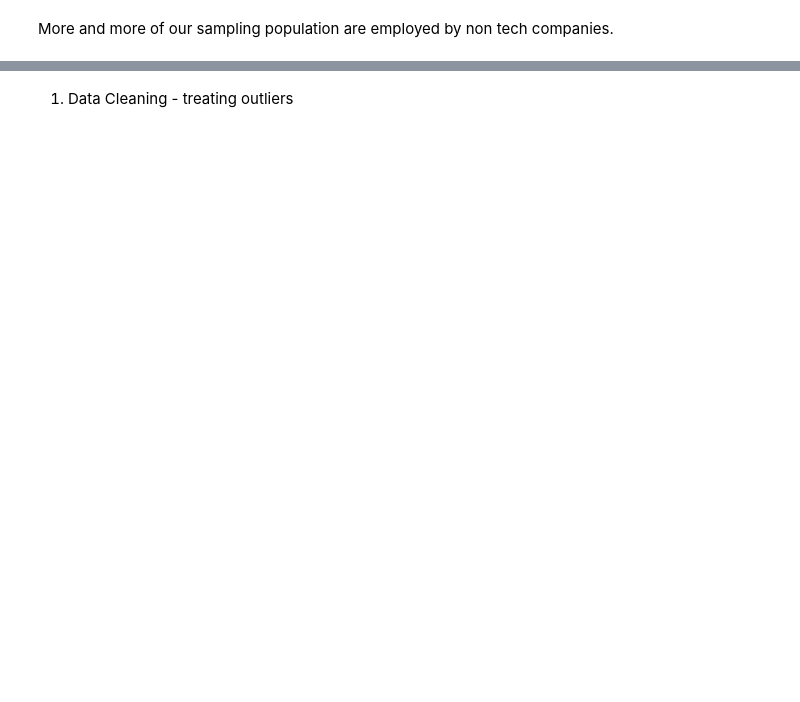
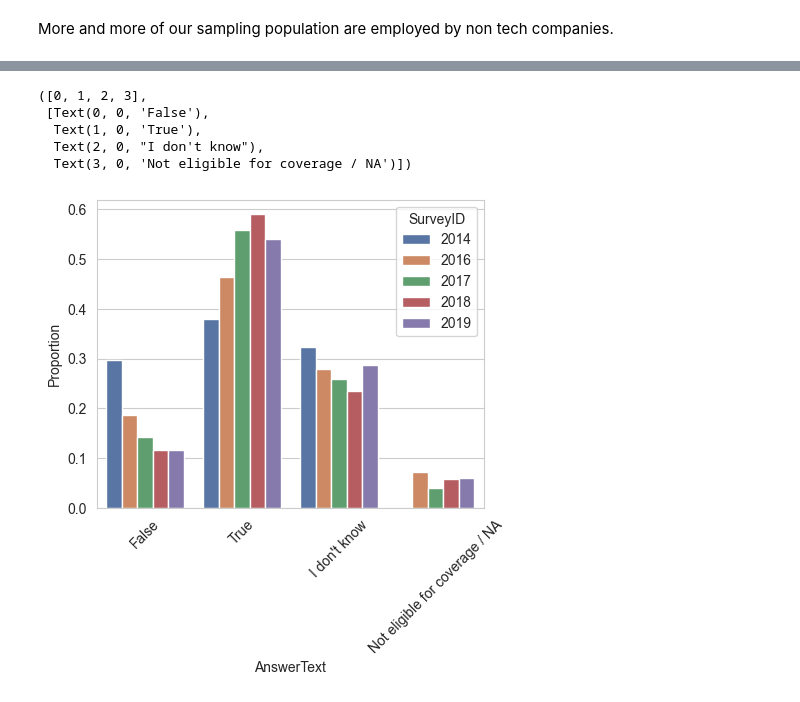
Before and after one commit to CelineChiLamNg/tech_mental_health, a Jupyter notebook: mental_health_tech.ipynb, the cells around one changed output, grey strips where cells are left out. Cells and saved outputs as stored; diff of their text form; code cells hidden in the pictures; blank space fills up the shorter version.

```diff
--- a/mental_health_tech.ipynb
+++ b/mental_health_tech.ipynb
@@ -1115,2 +1166,0 @@ NameError: name 'answer_to_question_1' is not defined
-# %% [markdown]
-1. Data Cleaning - treating outliers
@@ -1132,0 +1167,16 @@ sns.histplot(data=answer_to_question_1, x='AnswerText', hue='SurveyID',  element
+# %%
+category_counts = normalized_category(questions[9])
+fig, ax =  plt.subplots(figsize=(5, 4))
+sns.set_style(style='whitegrid')
+palette = sns.color_palette('deep', n_colors=questions[9]['SurveyID']
+                            .nunique())
+sns.barplot(data=category_counts, x='AnswerText', y='Proportion',
+            hue='SurveyID', palette=palette, ax=ax)
+plt.xticks(rotation=45)
+# %% [output]
+([0, 1, 2, 3],
+ [Text(0, 0, 'False'),
+  Text(1, 0, 'True'),
+  Text(2, 0, "I don't know"),
+  Text(3, 0, 'Not eligible for coverage / NA')])
+[figure, added]
```
Also changed, not shown: parts of 33 cells of this notebook, 1 other file.
